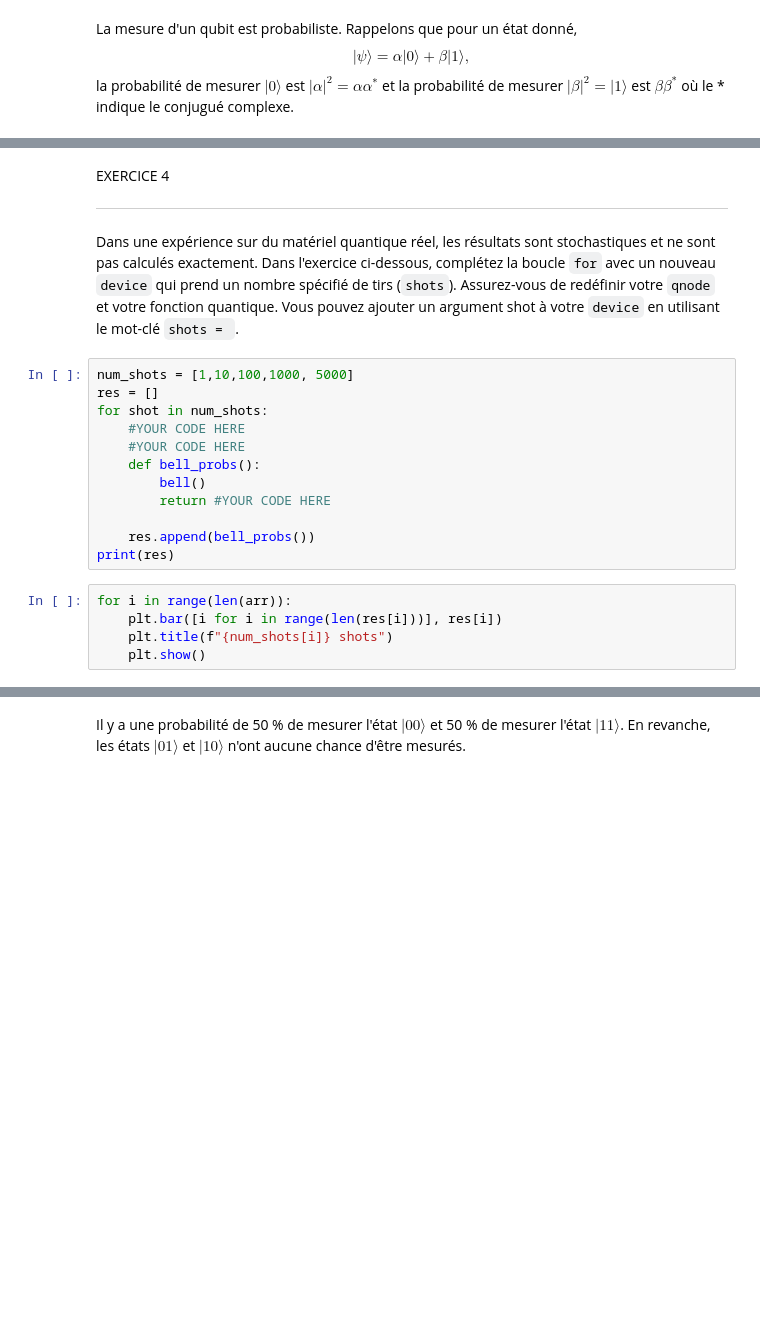
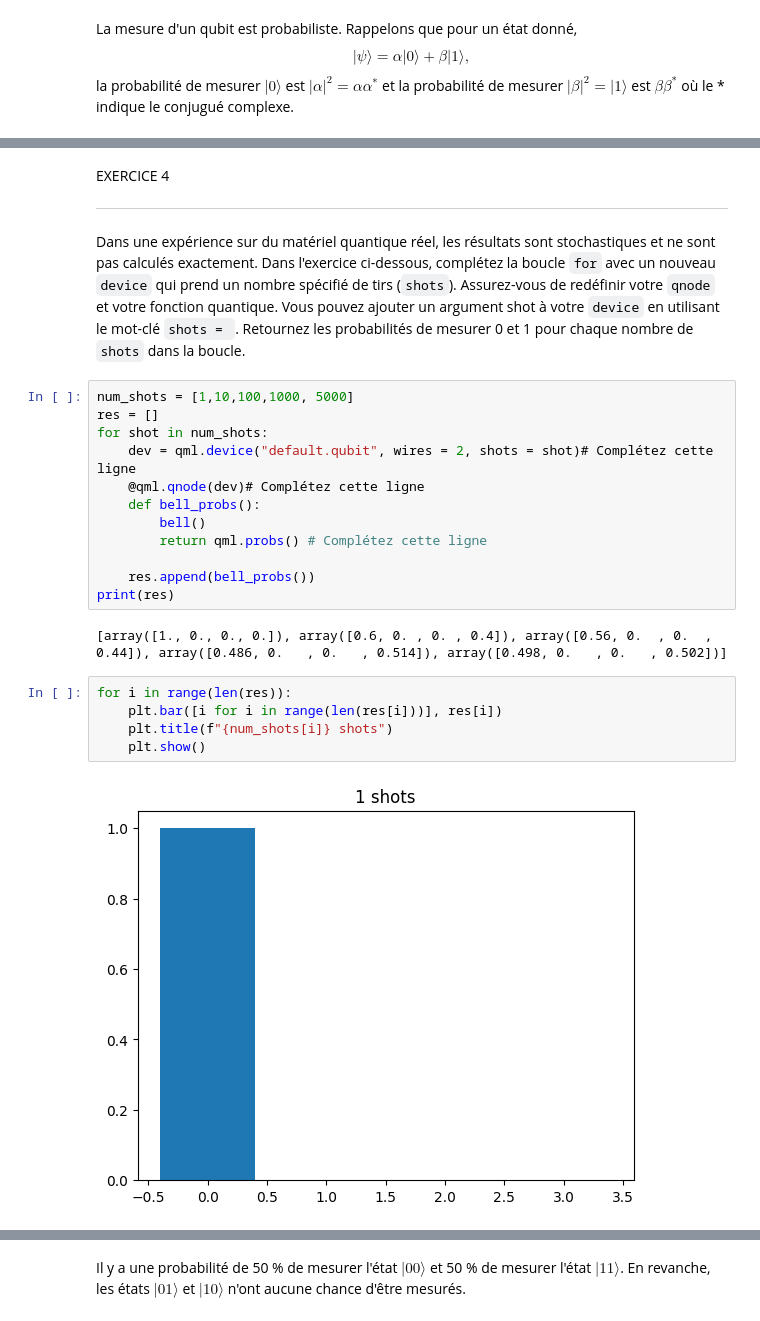
Before and after one commit to jugeoCQ/formation-CRIM, a Jupyter notebook: 3_Programmer_un_ordi_quantique/2_PennyLane.ipynb, the cells around one changed output, grey strips where cells are left out. Cells and saved outputs as stored; diff of their text form; blank space fills up the shorter version.

```diff
--- a/3_Programmer_un_ordi_quantique/2_PennyLane.ipynb
+++ b/3_Programmer_un_ordi_quantique/2_PennyLane.ipynb
@@ -281,21 +315,25 @@ print(bell_probs())
 EXERCICE 4
 
 ---
-Dans une expérience sur du matériel quantique réel, les résultats sont stochastiques et ne sont pas calculés exactement. Dans l'exercice ci-dessous, complétez la boucle `for` avec un nouveau `device` qui prend un nombre spécifié de tirs (`shots`). Assurez-vous de redéfinir votre `qnode` et votre fonction quantique. Vous pouvez ajouter un argument shot à votre `device` en utilisant le mot-clé `shots = `.
+Dans une expérience sur du matériel quantique réel, les résultats sont stochastiques et ne sont pas calculés exactement. Dans l'exercice ci-dessous, complétez la boucle `for` avec un nouveau `device` qui prend un nombre spécifié de tirs (`shots`). Assurez-vous de redéfinir votre `qnode` et votre fonction quantique. Vous pouvez ajouter un argument shot à votre `device` en utilisant le mot-clé `shots = `. Retournez les probabilités de mesurer 0 et 1 pour chaque nombre de `shots` dans la boucle.
 # %%
 num_shots = [1,10,100,1000, 5000]
 res = []
 for shot in num_shots:
-    #YOUR CODE HERE
-    #YOUR CODE HERE
+    dev = qml.device("default.qubit", wires = 2, shots = shot)# Complétez cette ligne
+    @qml.qnode(dev)# Complétez cette ligne
     def bell_probs():
         bell()
-        return #YOUR CODE HERE
+        return qml.probs() # Complétez cette ligne
 
     res.append(bell_probs())
 print(res)
+# %% [output]
+[array([1., 0., 0., 0.]), array([0.6, 0. , 0. , 0.4]), array([0.56, 0.  , 0.  , 0.44]), array([0.486, 0.   , 0.   , 0.514]), array([0.498, 0.   , 0.   , 0.502])]
 # %%
-for i in range(len(arr)):
+for i in range(len(res)):
     plt.bar([i for i in range(len(res[i]))], res[i])
     plt.title(f"{num_shots[i]} shots")
     plt.show()
+# %% [output]
+[figure, added]
```
Also changed, not shown: parts of 12 cells of this notebook, 5 other files.
